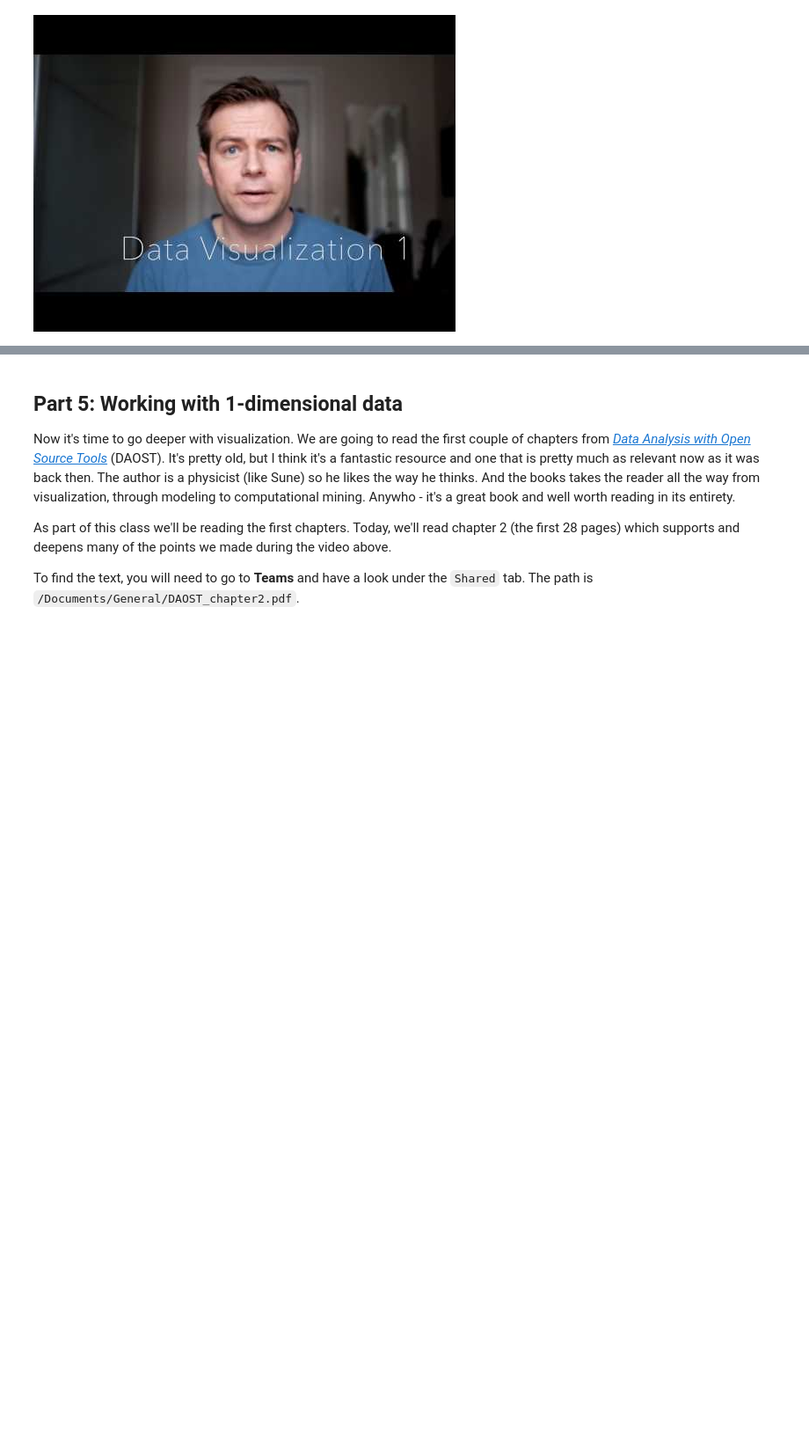
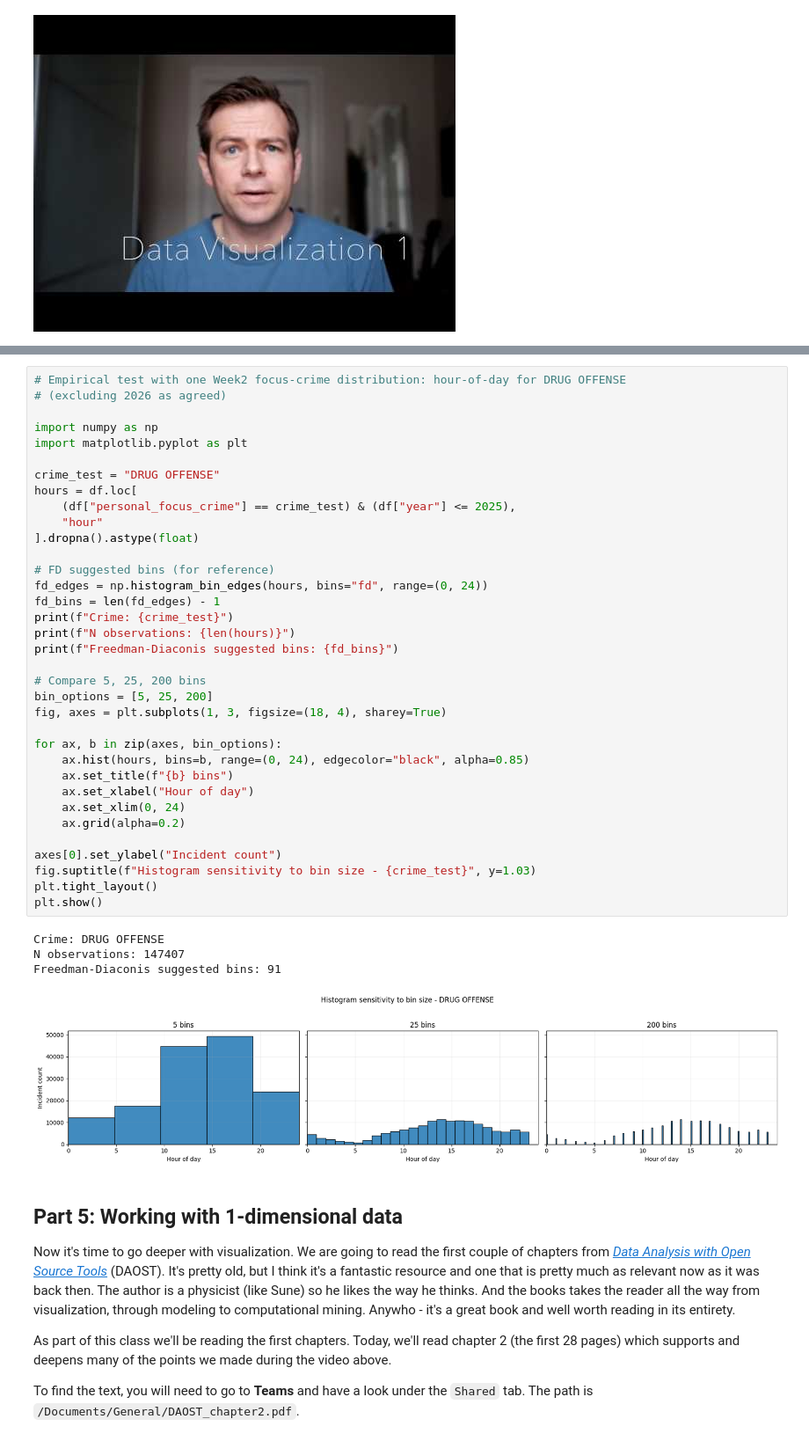
Before and after one commit to suneman/socialdata2026, a Jupyter notebook: lectures/Week3.ipynb, the cells around one changed output, grey strips where cells are left out. Shown at 88% size. Drawn from its saved outputs; the diff is of its cells as text; blank space fills up the shorter version.

Commit message:
Continuation of Week3 until Exercise 5.2

```diff
--- a/lectures/Week3.ipynb
+++ b/lectures/Week3.ipynb
@@ -789,3 +1022,43 @@ Answer in your own words based on the video, <b>don't use your LLM</b>. Once you
+# %%
+# Empirical test with one Week2 focus-crime distribution: hour-of-day for DRUG OFFENSE
+# (excluding 2026 as agreed)
+
+import numpy as np
+import matplotlib.pyplot as plt
+
+crime_test = "DRUG OFFENSE"
+hours = df.loc[
+    (df["personal_focus_crime"] == crime_test) & (df["year"] <= 2025),
+    "hour"
+].dropna().astype(float)
+
+# FD suggested bins (for reference)
+fd_edges = np.histogram_bin_edges(hours, bins="fd", range=(0, 24))
+fd_bins = len(fd_edges) - 1
+print(f"Crime: {crime_test}")
+print(f"N observations: {len(hours)}")
+print(f"Freedman-Diaconis suggested bins: {fd_bins}")
+
+# Compare 5, 25, 200 bins
+bin_options = [5, 25, 200]
+fig, axes = plt.subplots(1, 3, figsize=(18, 4), sharey=True)
+
+for ax, b in zip(axes, bin_options):
+    ax.hist(hours, bins=b, range=(0, 24), edgecolor="black", alpha=0.85)
+    ax.set_title(f"{b} bins")
+    ax.set_xlabel("Hour of day")
+    ax.set_xlim(0, 24)
+    ax.grid(alpha=0.2)
+
+axes[0].set_ylabel("Incident count")
+fig.suptitle(f"Histogram sensitivity to bin size - {crime_test}", y=1.03)
+plt.tight_layout()
+plt.show()
+# %% [output]
+Crime: DRUG OFFENSE
+N observations: 147407
+Freedman-Diaconis suggested bins: 91
+[figure, added]
 # %% [markdown]
 ## Part 5: Working with 1-dimensional data
 
```
Also changed, not shown: parts of 31 cells of this notebook.
